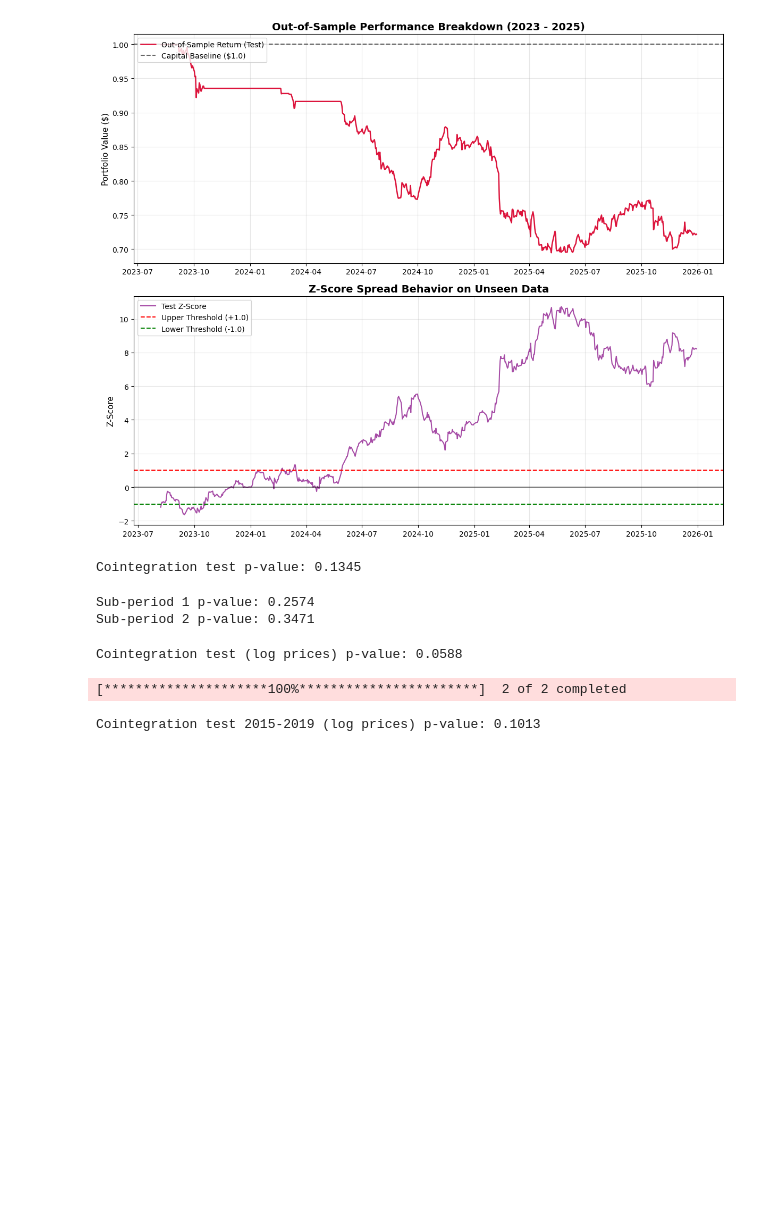
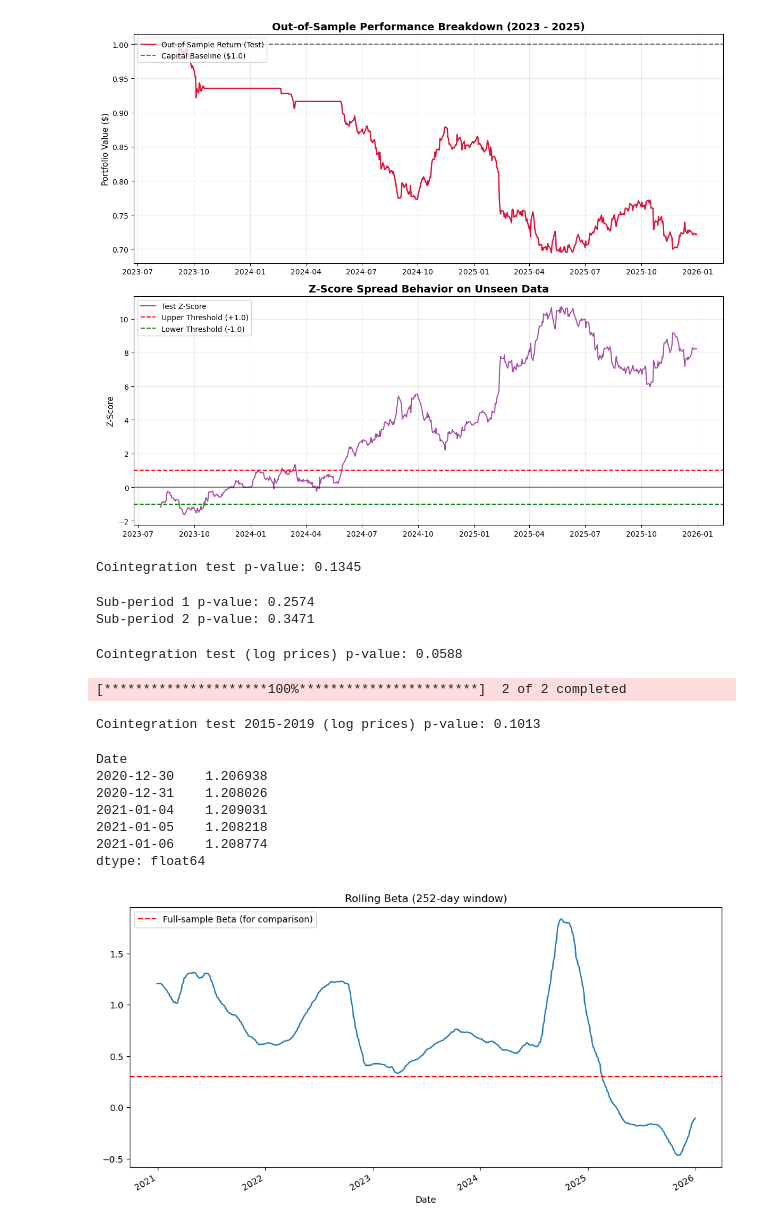
Before and after one commit to 4ammi/pairs-trading-statistical-arbitrage, a Jupyter notebook: cointegrated_pairs_trading.ipynb, the cells around one changed output. Saved outputs shown, nothing was run; the diff lists cells and outputs as text; code cells hidden in the pictures; blank space fills up the shorter version.

Commit message:
Transaction costs, rolling beta and z-score, state-machine entry/exit are added, weights are corrected to dollar neutral

```diff
--- a/cointegrated_pairs_trading.ipynb
+++ b/cointegrated_pairs_trading.ipynb
@@ -280,3 +280,30 @@ print(f"Cointegration test 2015-2019 (log prices) p-value: {pvalue_old:.4f}")
 # %% [output]
 [*********************100%***********************]  2 of 2 completed
 Cointegration test 2015-2019 (log prices) p-value: 0.1013
+# %%
+window_beta = 252
+window_z = 60
+
+log_KO = np.log(prices['KO'])
+log_PEP = np.log(prices['PEP'])
+
+rolling_beta = log_PEP.rolling(window_beta).cov(log_KO) / log_PEP.rolling(window_beta).var()
+
+spread_rolling = log_KO - rolling_beta * log_PEP
+
+z_rolling = (spread_rolling - spread_rolling.rolling(window_z).mean()) / spread_rolling.rolling(window_z).std()
+# %%
+print(rolling_beta.dropna().head())
+rolling_beta.plot(figsize=(12, 6), title="Rolling Beta (252-day window)")
+plt.axhline(beta, color='red', linestyle='--', label='Full-sample Beta (for comparison)')
+plt.legend()
+plt.show()
+# %% [output]
+Date
+2020-12-30    1.206938
+2020-12-31    1.208026
+2021-01-04    1.209031
+2021-01-05    1.208218
+2021-01-06    1.208774
+dtype: float64
+[figure, added]
```
Also changed, not shown: parts of 10 cells of this notebook.
